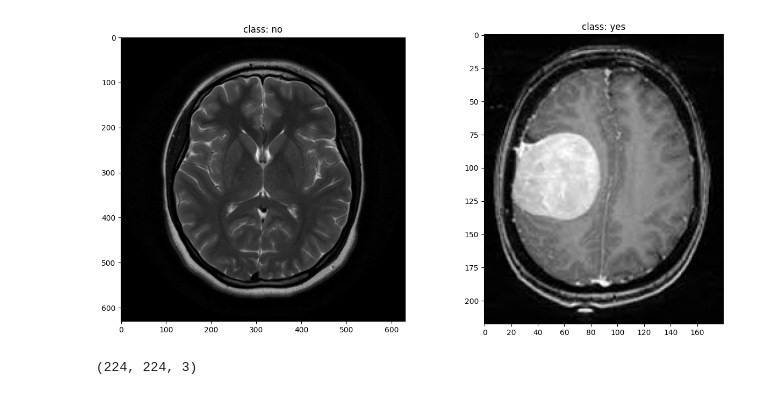
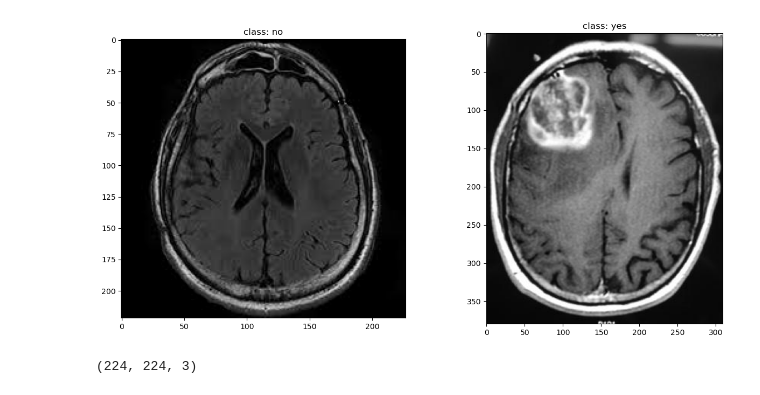
Before and after one commit to EngineerLambda/Brain-tumor-Detection, a Jupyter notebook: Brain_MRI.ipynb, the cells around one changed output. Drawn from its saved outputs; the diff is of its cells as text; code cells hidden in the pictures.

```diff
--- a/Brain_MRI.ipynb
+++ b/Brain_MRI.ipynb
@@ -15,17 +21,17 @@ from tqdm import tqdm
 # %%
 categories = ["no","yes"]
-directory = "/content/drive/MyDrive/Brain"
+directory = "./data/"
 fig,ax = plt.subplots(ncols=2,figsize=(15,7))
 for idx,category in enumerate(categories):
     new_dir = os.path.join(directory,category)
     for image in os.listdir(new_dir):
         img_arr = cv2.imread(os.path.join(new_dir,image))
         ax[idx].imshow(img_arr)
         ax[idx].title.set_text(f"class: {category}")
         break
 plt.show()
 # %% [output]
-[figure, old version]
+[figure, new version]
 # %%
 data = []
 for idx,category in tqdm(enumerate(categories)):
```
Also changed, not shown: parts of 12 cells of this notebook, 3 other files.
